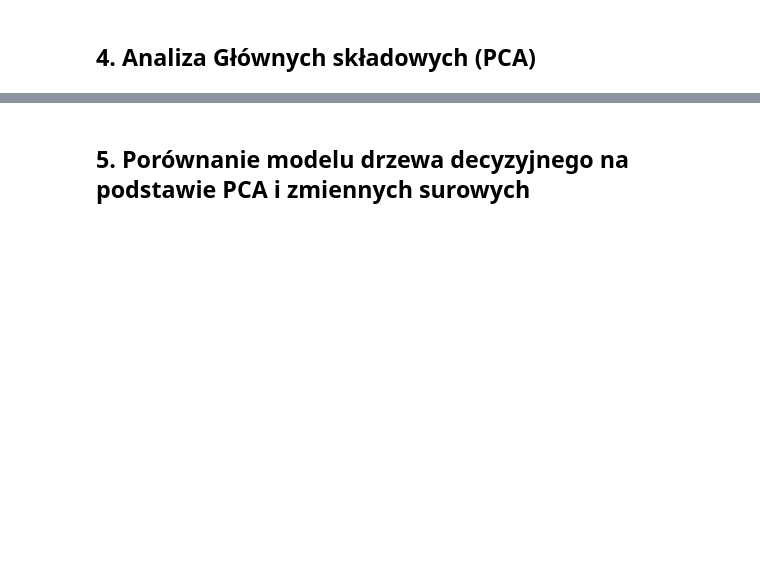
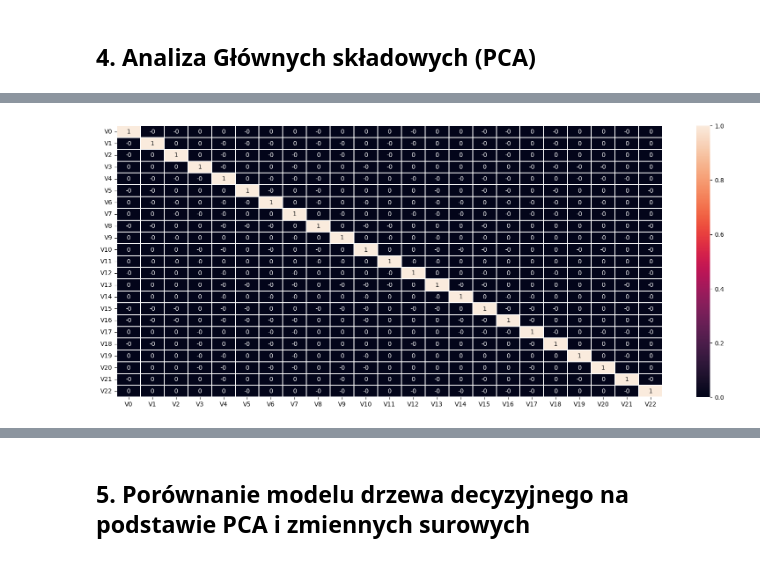
Before and after one commit to infoshareacademy/ml_course_demo_2, a Jupyter notebook: PCA.ipynb, the cells around one changed output, grey strips where cells are left out. Cells and saved outputs as stored; diff of their text form; code cells hidden in the pictures; blank space fills up the shorter version.

```diff
--- a/PCA.ipynb
+++ b/PCA.ipynb
@@ -51,6 +105,6 @@ df_scaled.describe()
 ## 4. Analiza Głównych składowych (PCA)
 # %%
 # model PCA
-pca  = PCA().fit(...)
+pca  = PCA().fit(df_scaled)
 # %%
 pca.explained_variance_ratio_
@@ -71,0 +145,7 @@ df_pca.corr()
+# %%
+# Korelacja
+plt.figure(figsize=[20,8])
+sns.heatmap(df_pca.corr().round(1),annot= True,  linewidths=0.1)
+plt.show()
+# %% [output]
+[figure, added]
```
Also changed, not shown: parts of 22 cells of this notebook, 1 other file.
